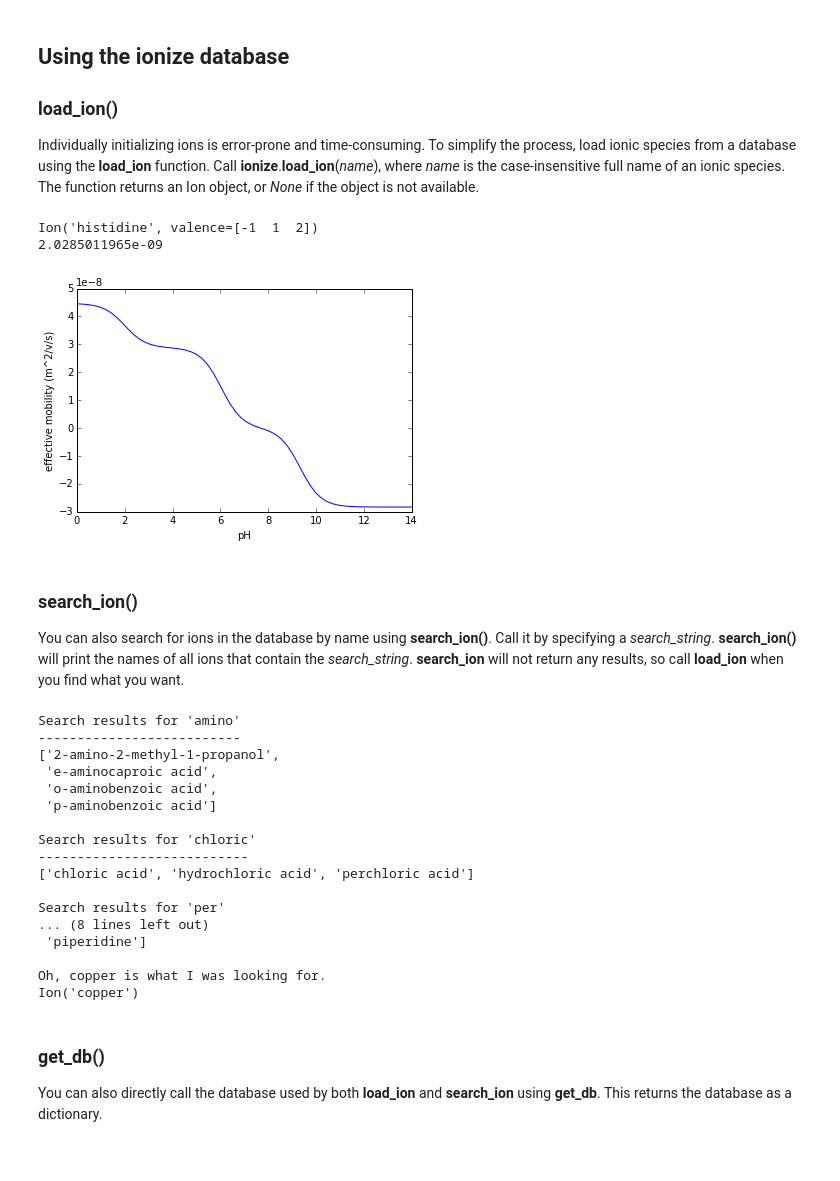
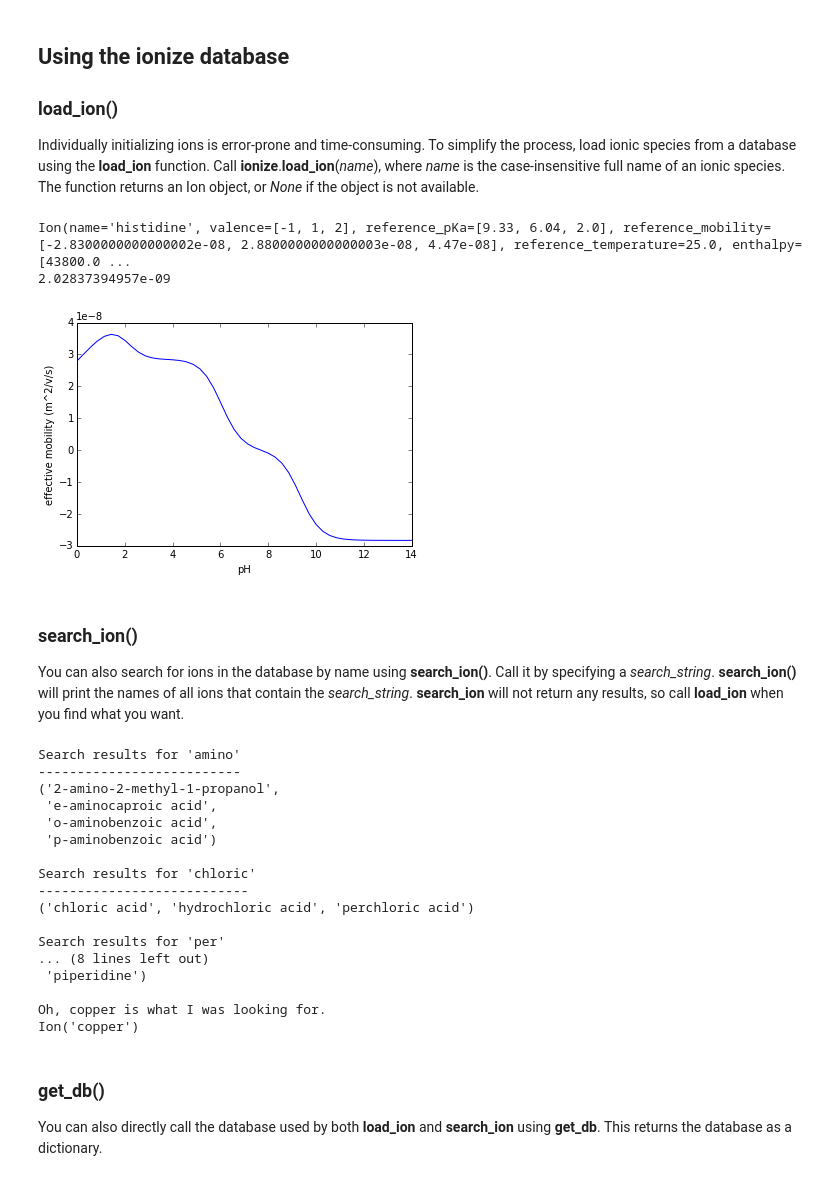
Before and after one commit to lewisamarshall/ionize, a Jupyter notebook: tutorial.ipynb, the cells around one changed output. Drawn from its saved outputs; the diff is of its cells as text; code cells hidden in the pictures.

```diff
--- a/tutorial.ipynb
+++ b/tutorial.ipynb
@@ -34,6 +34,6 @@ print base
 Ion('myAcid')
 Ion('myBase')
 # %%
-aspartic = ionize.load_ion('aspartic acid')
+aspartic = ionize.Database().load('aspartic acid')
 print aspartic.ionization_fraction(8)
 # %% [output]
@@ -44,9 +44,9 @@ Once an ion species is initialized, you can call the properties of the ion, typi
 print 'myAcid Ka at (I=0 M) =', acid.acidity()
 print 'myAcid Ka at (I=0.5 M) =', acid.acidity(ionic_strength=0.5)
 
-pH = numpy.linspace(0,14, 60)
+pH = numpy.linspace(0,14)
 
-for I in [0, 0.1, 1]:
+for I in [None, 0.0001, 0.001, 0.01, 0.1, 1]:
     mu = [base.mobility(p, I) for p in pH]
     plot(pH, mu, label='I=' + str(I) + 'M')
 
@@ -54,4 +54,7 @@ xlabel('pH'); xlim(0, 14)
 ylabel('effective mobility (m^2/v/s)'); ylim(-.1e-8, 2.1e-8)
 legend()
 show()
+
+print acid.pKa(0)
+print acid.mobility(3, 0.01)
 # %% [output]
@@ -64,54 +69,52 @@ myAcid Ka at (I=0.5 M) = [  1.783e-05]
 ### load_ion()
 Individually initializing ions is error-prone and time-consuming. To simplify the process, load ionic species from a database using the **load_ion** function. Call **ionize**.**load_ion**(*name*), where *name* is the case-insensitive full name of an ionic species. The function returns an Ion object, or *None* if the object is not available.
 # %%
-# print 'Returns', ionize.load_ion('ion not in database'), 'if not in database'
-# Loading an ion not in the database will now raise an error.
-
-histidine = ionize.load_ion('histidine')
+database = ionize.Database()
+histidine = database.load('histidine')
 print repr(histidine)
-print ionize.load_ion('hydrochloric acid').diffusivity(8)
-[ionize.load_ion('histidine').pKa(0, t) for t in np.linspace(0, 50)]
+print database.load('hydrochloric acid').diffusivity(8)
+[database.load('histidine').pKa(0, t) for t in np.linspace(0, 50)]
 
 
 mu_histidine = [histidine.mobility(p) for p in pH]
 
 plot(pH, mu_histidine)
 
 xlabel('pH'); xlim([0, 14])
 ylabel('effective mobility (m^2/v/s)')
 show()
 # %% [output]
-Ion('histidine', valence=[-1  1  2])
-2.0285011965e-09
+Ion(name='histidine', valence=[-1, 1, 2], reference_pKa=[9.33, 6.04, 2.0], reference_mobility=[-2.8300000000000002e-08, 2.8800000000000003e-08, 4.47e-08], reference_temperature=25.0, enthalpy=[43800.0 ...
+2.02837394957e-09
-[figure, old version]
+[figure, new version]
 # %% [markdown]
 ### search_ion()
 
 You can also search for ions in the database by name using **search_ion()**. Call it by specifying a *search_string*. **search_ion()** will print the names of all ions that contain the *search_string*. **search_ion** will not return any results, so call **load_ion** when you find what you want.
 # %%
 print "Search results for 'amino'\n--------------------------"
-pprint.pprint(ionize.search_ion('amino'))
+pprint.pprint(database.search('amino'))
 print "\nSearch results for 'chloric'\n---------------------------"
-pprint.pprint(ionize.search_ion('chloric'))
+pprint.pprint(database.search('chloric'))
 print "\nSearch results for 'per'\n------------------------"
-pprint.pprint(ionize.search_ion('per'))
+pprint.pprint(database.search('per'))
 print '\nOh, copper is what I was looking for.'
-print ionize.load_ion('copper')
+print database.load('copper')
 # %% [output]
 Search results for 'amino'
 --------------------------
-['2-amino-2-methyl-1-propanol',
+('2-amino-2-methyl-1-propanol',
  'e-aminocaproic acid',
  'o-aminobenzoic acid',
- 'p-aminobenzoic acid']
+ 'p-aminobenzoic acid')
 
 Search results for 'chloric'
 ---------------------------
-['chloric acid', 'hydrochloric acid', 'perchloric acid']
+('chloric acid', 'hydrochloric acid', 'perchloric acid')
 
 Search results for 'per'
 ... (8 lines left out)
- 'piperidine']
+ 'piperidine')
 
 Oh, copper is what I was looking for.
 Ion('copper')
```
Also changed, not shown: parts of 12 cells of this notebook, 3 other files.
